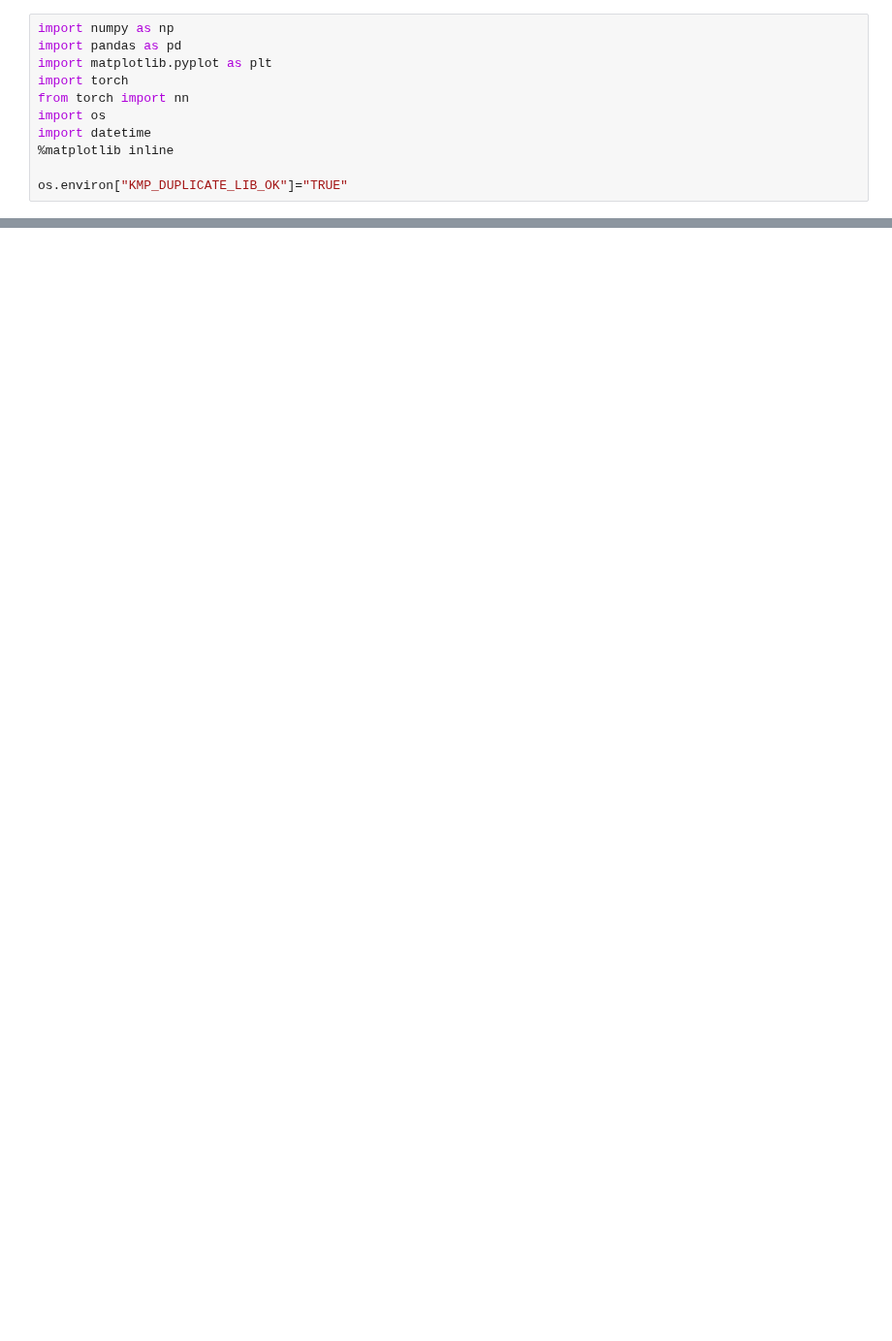
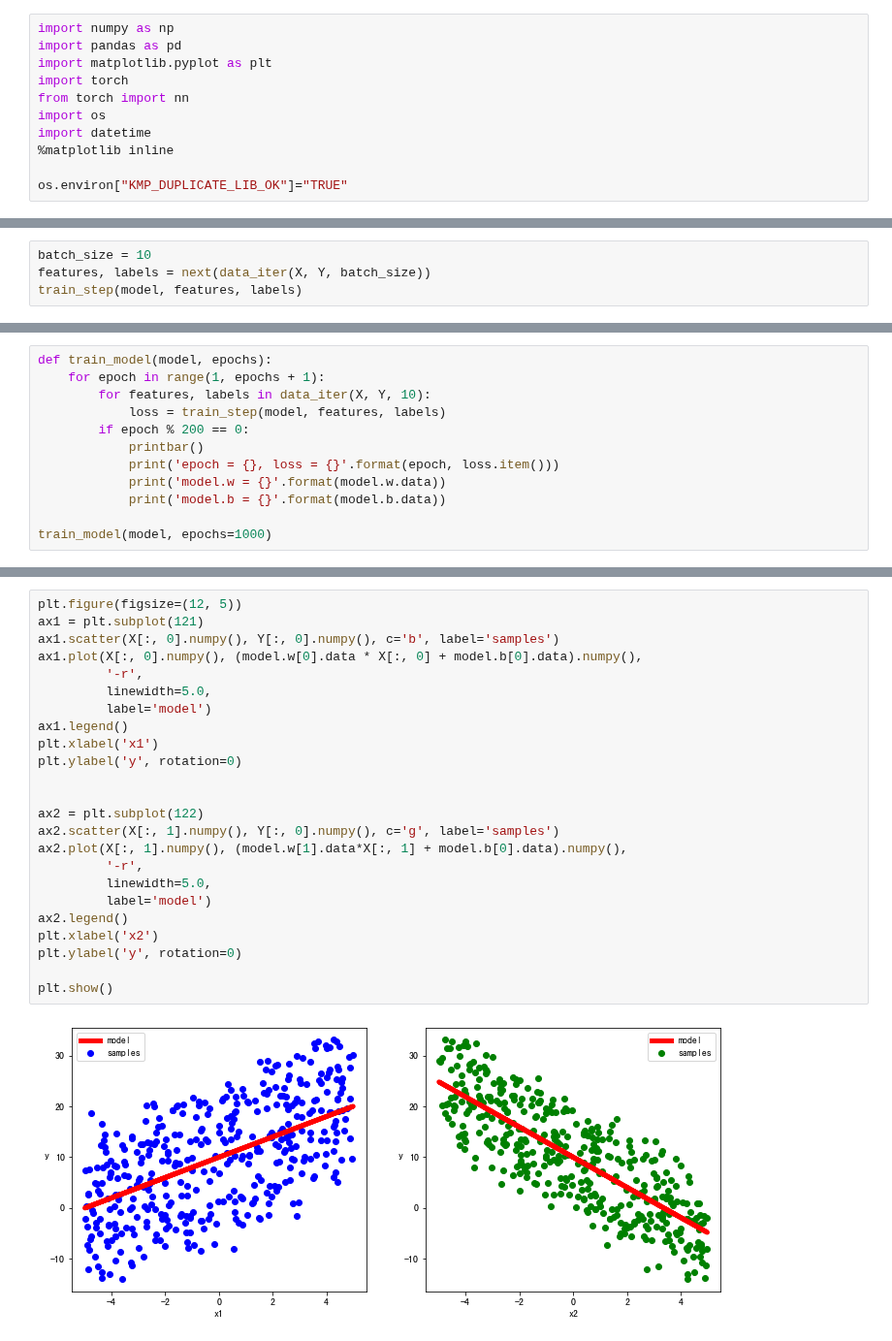
Before and after one commit to michaelzhouy/DeepLearning, a Jupyter notebook: 05-20天吃透PyTorch/03-PyTorch的层次结构/01-低阶API.ipynb, the cells around one changed output, grey strips where cells are left out. Shown at 97% size. Drawn from its saved outputs; the diff is of its cells as text; blank space fills up the shorter version.

```diff
--- a/05-20天吃透PyTorch/03-PyTorch的层次结构/01-低阶API.ipynb
+++ b/05-20天吃透PyTorch/03-PyTorch的层次结构/01-低阶API.ipynb
@@ -74,0 +105,4 @@ c, b, e =  tensor([[0.0834, 0.4315, 0.3190],
+# %%
+batch_size = 10
+features, labels = next(data_iter(X, Y, batch_size))
+train_step(model, features, labels)
@@ -74,0 +111,12 @@ c, b, e =  tensor([[0.0834, 0.4315, 0.3190],
+# %%
+def train_model(model, epochs):
+    for epoch in range(1, epochs + 1):
+        for features, labels in data_iter(X, Y, 10):
+            loss = train_step(model, features, labels)
+        if epoch % 200 == 0:
+            printbar()
+            print('epoch = {}, loss = {}'.format(epoch, loss.item()))
+            print('model.w = {}'.format(model.w.data))
+            print('model.b = {}'.format(model.b.data))
+
+train_model(model, epochs=1000)
@@ -74,0 +141,26 @@ c, b, e =  tensor([[0.0834, 0.4315, 0.3190],
+# %%
+plt.figure(figsize=(12, 5))
+ax1 = plt.subplot(121)
+ax1.scatter(X[:, 0].numpy(), Y[:, 0].numpy(), c='b', label='samples')
+ax1.plot(X[:, 0].numpy(), (model.w[0].data * X[:, 0] + model.b[0].data).numpy(),
+         '-r',
+         linewidth=5.0,
+         label='model')
+ax1.legend()
+plt.xlabel('x1')
+plt.ylabel('y', rotation=0)
+
+
+ax2 = plt.subplot(122)
+ax2.scatter(X[:, 1].numpy(), Y[:, 0].numpy(), c='g', label='samples')
+ax2.plot(X[:, 1].numpy(), (model.w[1].data*X[:, 1] + model.b[0].data).numpy(),
+         '-r',
+         linewidth=5.0,
+         label='model')
+ax2.legend()
+plt.xlabel('x2')
+plt.ylabel('y', rotation=0)
+
+plt.show()
+# %% [output]
+[figure, added]
```
Also changed, not shown: parts of 22 cells of this notebook.
